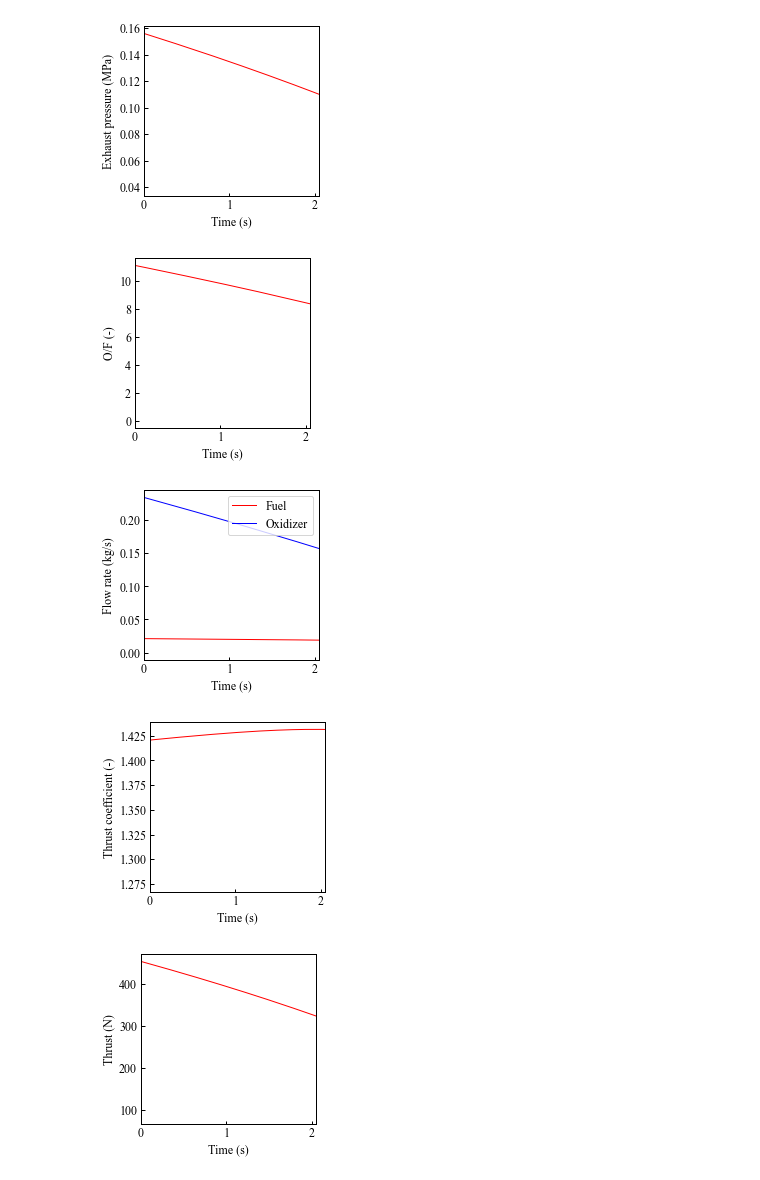
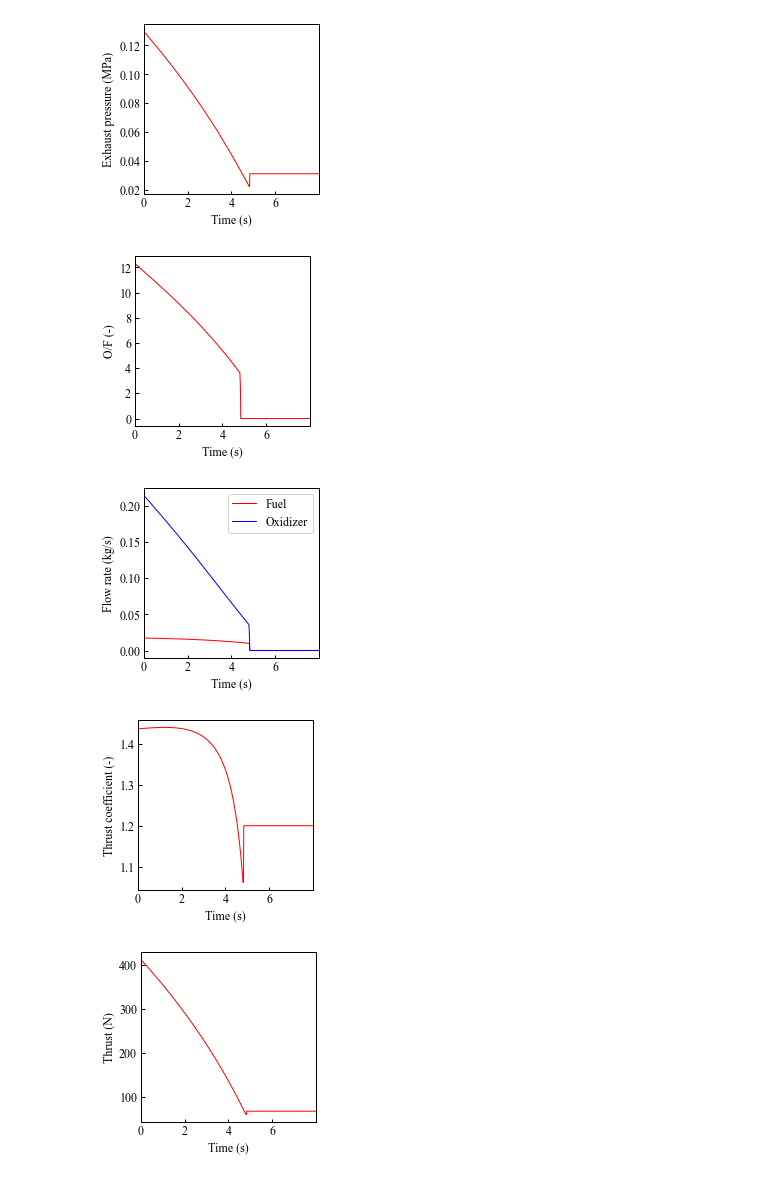
Before and after one commit to nashinokagaku/rocket_engine_sim, a Jupyter notebook: enginesim.ipynb, the cells around one changed output. Cells and saved outputs as stored; diff of their text form; code cells hidden in the pictures.

```diff
--- a/enginesim.ipynb
+++ b/enginesim.ipynb
@@ -23,27 +27,27 @@ plt.rcParams['axes.linewidth'] = 1.0# 軸の線幅edge linewidth。囲みの太
 P_t_i = 3.3 		# 初期タンク圧 (MPa)
 P_t_f = 2.0 		# 最終タンク圧 (MPa)
 t_b_d = 2.24 		# 燃焼予定時間 (s)
-V_ox_i = 450 		# 酸化剤充填量 (cc)
+V_ox_i = 835 		# 酸化剤充填量 (cc)
 rho_ox = 895.67 	# 酸化剤密度 (kg/m^3)
 gamma_ox = 0 		# 酸化剤ガス比熱比 (-)
 D_o = 3.4 			# オリフィス径 (mm)
-C_d = 0.665 		# 流量計数 (-)
+C_d = 0.665	 		# 流量計数 (-)
 rho_f = 910 		# 燃料密度 (kg/m^3)
-L_f = 300 			# 燃料軸長 (mm)
-D_f_i = 32 			# 初期ポート径 (mm)
+L_f = 276 			# 燃料軸長 (mm)
+D_f_i = 25 			# 初期ポート径 (mm)
 D_f_out = 38 		# 燃料外径 (mm)
 N_port = 1 			# ポート数 (個)
 a = 1.04e-4 		# 酸化剤流速係数 (m^3/kg)
 n = 0.352 			# 酸化剤流速指数 (-)
 eta_c_star = 0.85 	# C*効率 (-)
 P_o = 0.1013 		# 背圧 (MPa)
-D_t_i = 13.0 		# 初期スロート径 (mm)
+D_t_i = 12.0 		# 初期スロート径 (mm)
 D_e = 22.2 			# ノズル出口径 (mm)
 alpha = 15 			# ノズル開口半長角 (deg)
 r_dot_n = 0			# エロージョン速度 (mm/s)
 
 # シミュレーション設定
-simulation_time = 3							# シミュレーション時間 (s)
+simulation_time = 8							# シミュレーション時間 (s)
 Ts = 10e-3									# サンプリング周期 (s)
 t = np.linspace(0, simulation_time, int(simulation_time / Ts))
 m_ox = np.zeros([len(t), 1])				# 酸化剤消費量 (Kg)
@@ -401,5 +405,5 @@ execution time = 2.0658922919997167 (s)
-[figure, old version]
+[figure, new version]
-[figure, old version]
+[figure, new version]
-[figure, old version]
+[figure, new version]
-[figure, old version]
+[figure, new version]
-[figure, old version]
+[figure, new version]
```
Also changed, not shown: parts of 6 cells of this notebook, 8 other files.
